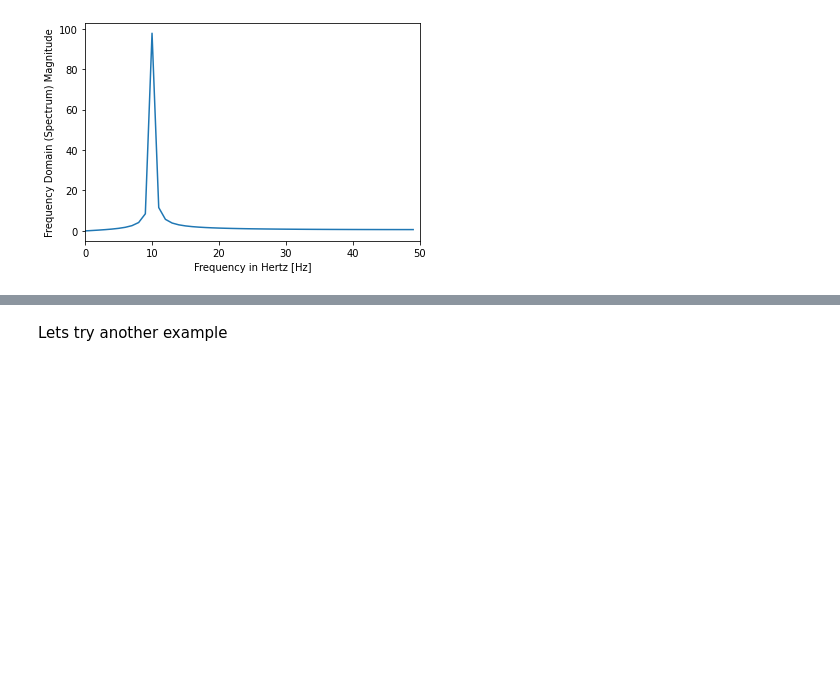
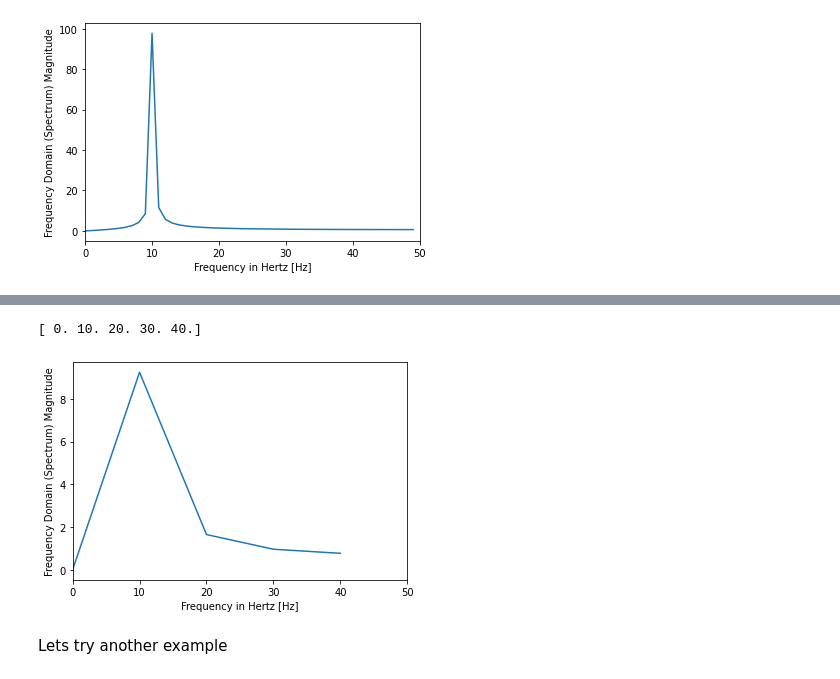
Before and after one commit to BlohmLab/NSCI801-QuantNeuro, a Jupyter notebook: NSCI801_acquisition_filters.ipynb, the cells around one changed output, grey strips where cells are left out. Drawn from its saved outputs; the diff is of its cells as text; code cells hidden in the pictures; blank space fills up the shorter version.

```diff
--- a/NSCI801_acquisition_filters.ipynb
+++ b/NSCI801_acquisition_filters.ipynb
@@ -232,0 +240,9 @@ plt.show()
+# %%
+time = np.linspace(0, 1, 100)
+time2 = np.linspace(0, 1, 10)
+freq = 10
+amplitude = np.sin(2*np.pi*time*freq)
+amplitude2 = np.sin(2*np.pi*time2*freq)
+plt.plot(time,amplitude)
+# plt.plot(time2,amplitude2, color = 'red')
+plt.show()
@@ -233,3 +251,20 @@ plt.show()
+# %%
+#Frequency Domain
+from scipy import fftpack
+len1 = len(amplitude2)
+X = fftpack.fft(amplitude2)
+freqs = fftpack.fftfreq(len1) * f_s
+print(freqs[0:int(len1/2)])
+
+plt.plot(freqs[0:int(len1/2)], 2*np.abs(X)[0:int(len1/2)])
+plt.xlabel('Frequency in Hertz [Hz]')
+plt.ylabel('Frequency Domain (Spectrum) Magnitude')
+#plt.xlim(0, f_s/4)
+plt.xlim(0, f_s/2)
+plt.show()
+# %% [output]
+[ 0. 10. 20. 30. 40.]
+[figure, added]
 # %% [markdown]
 Lets try another example
 # %%
```
Also changed, not shown: parts of 15 cells of this notebook.
